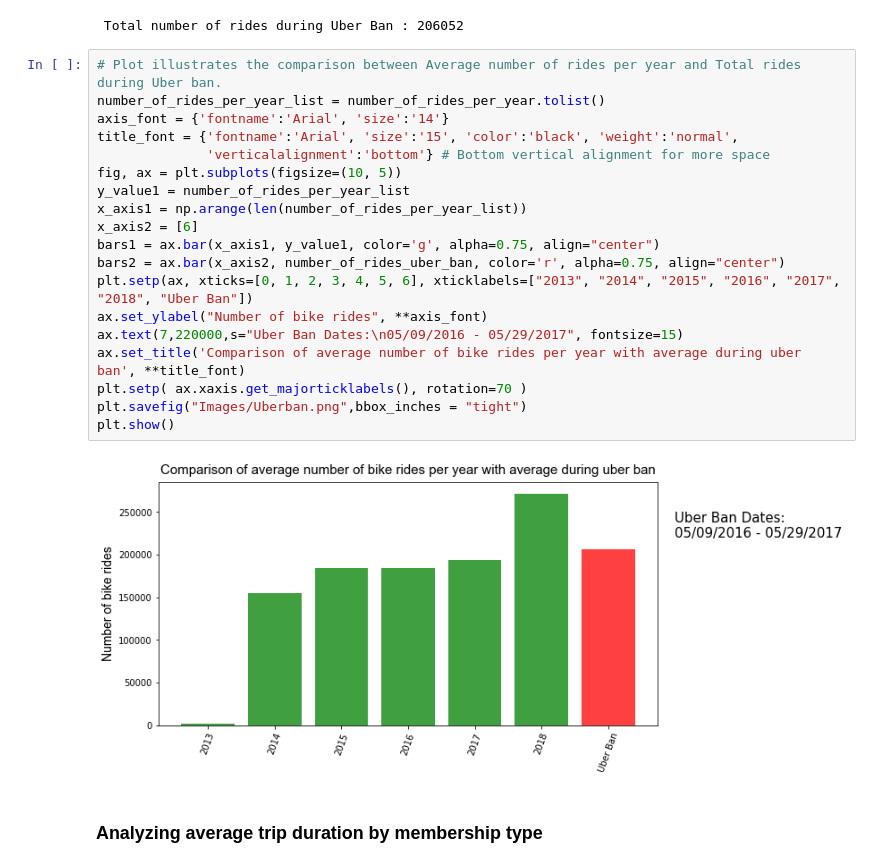
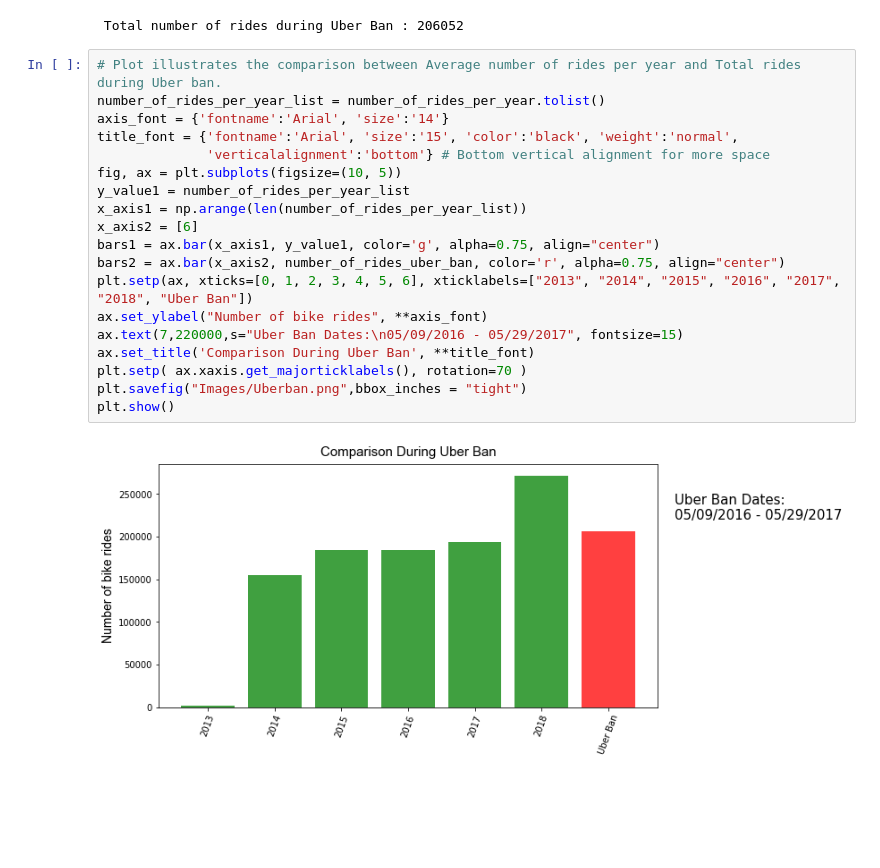
Before and after one commit to ananyay/Pedal_through_Austin, a Jupyter notebook: Data_Analysis_ananya.ipynb, the cells around one changed output. Cells and saved outputs as stored; diff of their text form; blank space fills up the shorter version.

```diff
--- a/Data_Analysis_ananya.ipynb
+++ b/Data_Analysis_ananya.ipynb
@@ -471,23 +674,21 @@ print(f" Total number of rides during Uber Ban : {number_of_rides_uber_ban}")
 # %%
 # Plot illustrates the comparison between Average number of rides per year and Total rides during Uber ban.
 number_of_rides_per_year_list = number_of_rides_per_year.tolist()
 axis_font = {'fontname':'Arial', 'size':'14'}
 title_font = {'fontname':'Arial', 'size':'15', 'color':'black', 'weight':'normal',
               'verticalalignment':'bottom'} # Bottom vertical alignment for more space
 fig, ax = plt.subplots(figsize=(10, 5))
 y_value1 = number_of_rides_per_year_list
 x_axis1 = np.arange(len(number_of_rides_per_year_list))
 x_axis2 = [6]
 bars1 = ax.bar(x_axis1, y_value1, color='g', alpha=0.75, align="center")
 bars2 = ax.bar(x_axis2, number_of_rides_uber_ban, color='r', alpha=0.75, align="center")
 plt.setp(ax, xticks=[0, 1, 2, 3, 4, 5, 6], xticklabels=["2013", "2014", "2015", "2016", "2017", "2018", "Uber Ban"])
 ax.set_ylabel("Number of bike rides", **axis_font)
 ax.text(7,220000,s="Uber Ban Dates:\n05/09/2016 - 05/29/2017", fontsize=15)
-ax.set_title('Comparison of average number of bike rides per year with average during uber ban', **title_font)
+ax.set_title('Comparison During Uber Ban', **title_font)
 plt.setp( ax.xaxis.get_majorticklabels(), rotation=70 )
 plt.savefig("Images/Uberban.png",bbox_inches = "tight")
 plt.show()
 # %% [output]
-[figure, old version]
+[figure, new version]
-# %% [markdown]
-### Analyzing average trip duration by membership type
```
Also changed, not shown: parts of 58 cells of this notebook, 1 other file.
